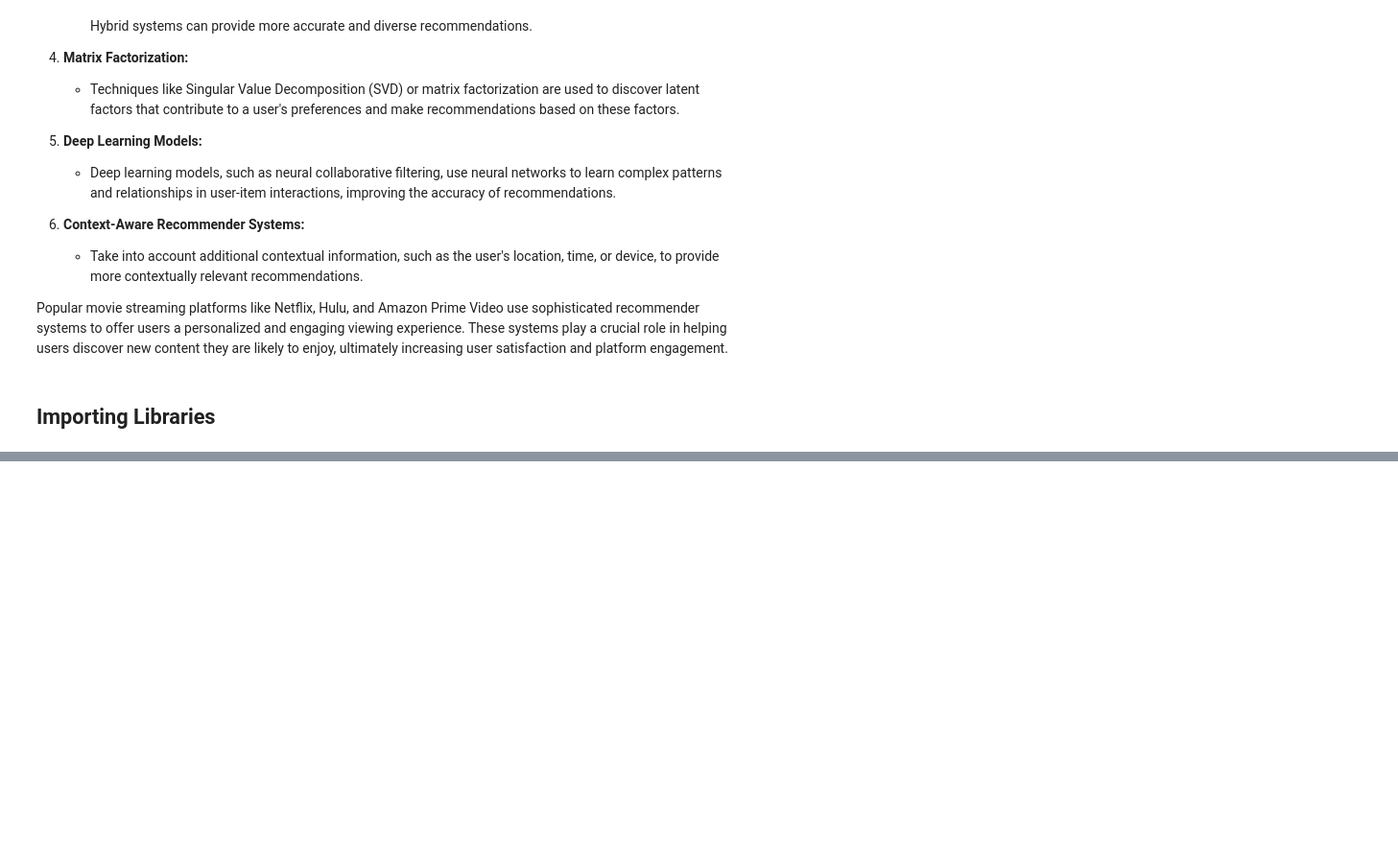
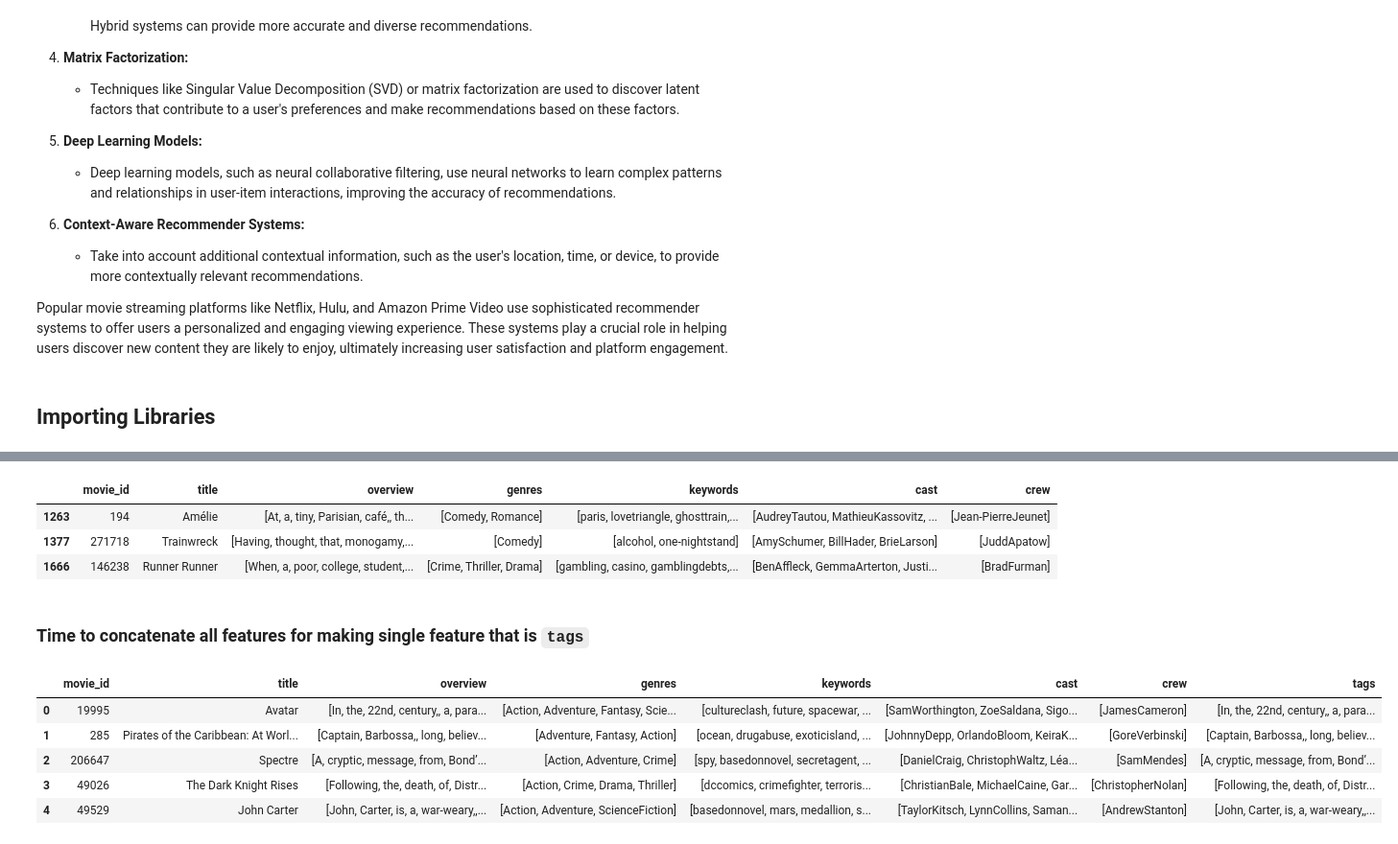
Before and after one commit to Ahmad10Raza/Movie-Recommender-System, a Jupyter notebook: notebooks/Movie_Recommender_System.ipynb, the cells around one changed output, grey strips where cells are left out. Shown at 96% size. Drawn from its saved outputs; the diff is of its cells as text; code cells hidden in the pictures; blank space fills up the shorter version.

```diff
--- a/notebooks/Movie_Recommender_System.ipynb
+++ b/notebooks/Movie_Recommender_System.ipynb
@@ -38,0 +331,3 @@ import pickle
+# %%
+movies['overview']=movies['overview'].apply(lambda x:x.split()) # split the words in overview column
+movies.head(3)
@@ -38,0 +371,31 @@ import pickle
+# %%
+def remove_space(text):
+    ls=[]
+    for i in text:
+        ls.append(i.replace(" ",""))
+    return ls
+# %%
+movies['keywords']=movies['keywords'].apply(remove_space)
+movies['genres']=movies['genres'].apply(remove_space)
+movies['cast']=movies['cast'].apply(remove_space)
+movies['crew']=movies['crew'].apply(remove_space)
+# %%
+movies.sample(3)
+# %% [output]
+|  | movie_id | title | overview | genres | keywords | cast | crew |
+| 1263 | 194 | Amélie | [At, a, tiny, Parisian, café,, th... | [Comedy, Romance] | [paris, lovetriangle, ghosttrain,... | [AudreyTautou, MathieuKassovitz, ... | [Jean-PierreJeunet] |
+| 1377 | 271718 | Trainwreck | [Having, thought, that, monogamy,... | [Comedy] | [alcohol, one-nightstand] | [AmySchumer, BillHader, BrieLarson] | [JuddApatow] |
+| 1666 | 146238 | Runner Runner | [When, a, poor, college, student,... | [Crime, Thriller, Drama] | [gambling, casino, gamblingdebts,... | [BenAffleck, GemmaArterton, Justi... | [BradFurman] |
+# %% [markdown]
+### Time to concatenate all features   for making single feature that is `tags`
+# %%
+movies['tags']=movies['overview']+movies['genres']+movies['keywords']+movies['cast']+movies['crew']
+# %%
+movies.head()
+# %% [output]
+|  | movie_id | title | overview | genres | keywords | cast | crew | tags |
+| 0 | 19995 | Avatar | [In, the, 22nd, century,, a, para... | [Action, Adventure, Fantasy, Scie... | [cultureclash, future, spacewar, ... | [SamWorthington, ZoeSaldana, Sigo... | [JamesCameron] | [In, the, 22nd, century,, a, para... |
+| 1 | 285 | Pirates of the Caribbean: At Worl... | [Captain, Barbossa,, long, believ... | [Adventure, Fantasy, Action] | [ocean, drugabuse, exoticisland, ... | [JohnnyDepp, OrlandoBloom, KeiraK... | [GoreVerbinski] | [Captain, Barbossa,, long, believ... |
+| 2 | 206647 | Spectre | [A, cryptic, message, from, Bond’... | [Action, Adventure, Crime] | [spy, basedonnovel, secretagent, ... | [DanielCraig, ChristophWaltz, Léa... | [SamMendes] | [A, cryptic, message, from, Bond’... |
+| 3 | 49026 | The Dark Knight Rises | [Following, the, death, of, Distr... | [Action, Crime, Drama, Thriller] | [dccomics, crimefighter, terroris... | [ChristianBale, MichaelCaine, Gar... | [ChristopherNolan] | [Following, the, death, of, Distr... |
+| 4 | 49529 | John Carter | [John, Carter, is, a, war-weary,,... | [Action, Adventure, ScienceFiction] | [basedonnovel, mars, medallion, s... | [TaylorKitsch, LynnCollins, Saman... | [AndrewStanton] | [John, Carter, is, a, war-weary,,... |
```
Also changed, not shown: parts of 81 cells of this notebook, 1 other file.
